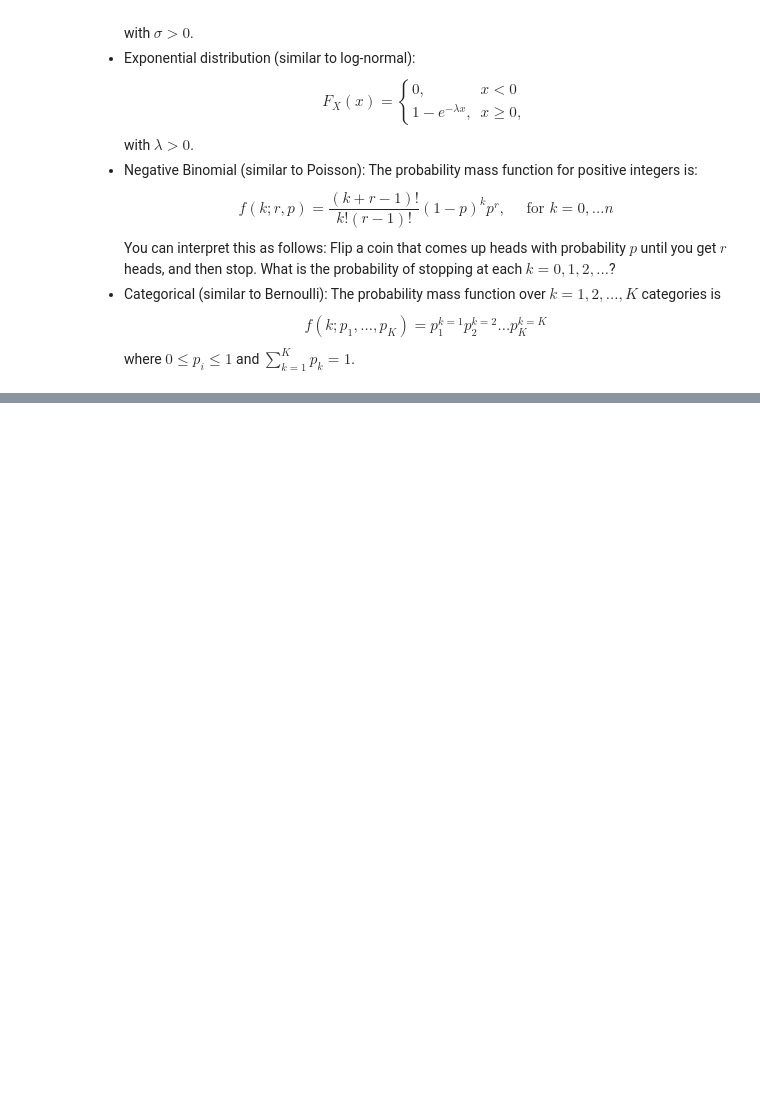
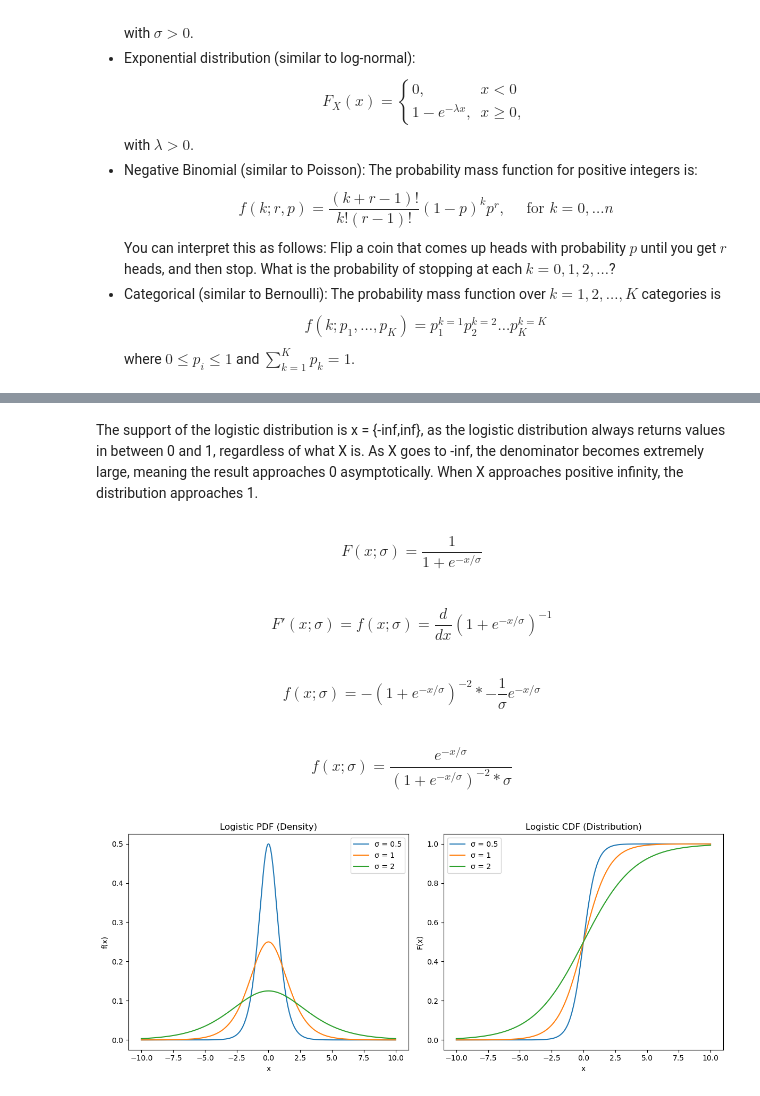
Before and after one commit to Joekam03/practice1, a Jupyter notebook: assignment_6.ipynb, the cells around one changed output, grey strips where cells are left out. Saved outputs shown, nothing was run; the diff lists cells and outputs as text; code cells hidden in the pictures; blank space fills up the shorter version.

```diff
--- a/assignment_6.ipynb
+++ b/assignment_6.ipynb
@@ -292,0 +316,45 @@ where $0 \le p_i \le 1$ and $ \sum_{k=1}^K p_k = 1$.
+# %% [markdown]
+The support of the logistic distribution is x = {-inf,inf}, as the logistic distribution always returns values in between 0 and 1, regardless of what X is. As X goes to -inf, the denominator becomes extremely large, meaning the result approaches 0 asymptotically. When X approaches positive infinity, the distribution approaches 1.
+# %% [markdown]
+$$
+F(x; \sigma) = \dfrac{1}{1+e^{-x/\sigma}}
+$$
+# %% [markdown]
+$$
+F'(x; \sigma) = f(x; \sigma) = \dfrac{d}{dx} (1+e^{-x/\sigma})^{-1}
+$$
+# %% [markdown]
+$$
+f(x; \sigma) = - (1+e^{-x/\sigma})^{-2} * -\dfrac{1}{\sigma} e^{-x/\sigma}
+$$
+# %% [markdown]
+$$
+f(x; \sigma) = \dfrac{e^{-x/\sigma}}{(1+e^{-x/\sigma})^{-2} * \sigma}
+$$
+# %%
+
+x = np.linspace(-10, 10, 500)
+sigmas = [0.5, 1, 2]
+mu = 0
+
+fig, axes = plt.subplots(1, 2, figsize=(12, 5))
+for sigma in sigmas:
+    pdf = logistic.pdf(x, loc=mu, scale=sigma)
+    axes[0].plot(x, pdf, label=f'σ = {sigma}')
+axes[0].set_title('Logistic PDF (Density)')
+axes[0].set_xlabel('x')
+axes[0].set_ylabel('f(x)')
+axes[0].legend()
+
+for sigma in sigmas:
+    cdf = logistic.cdf(x, loc=mu, scale=sigma)
+    axes[1].plot(x, cdf, label=f'σ = {sigma}')
+axes[1].set_title('Logistic CDF (Distribution)')
+axes[1].set_xlabel('x')
+axes[1].set_ylabel('F(x)')
+axes[1].legend()
+
+plt.tight_layout()
+plt.show()
+# %% [output]
+[figure, added]
```
Also changed, not shown: parts of 44 cells of this notebook.
